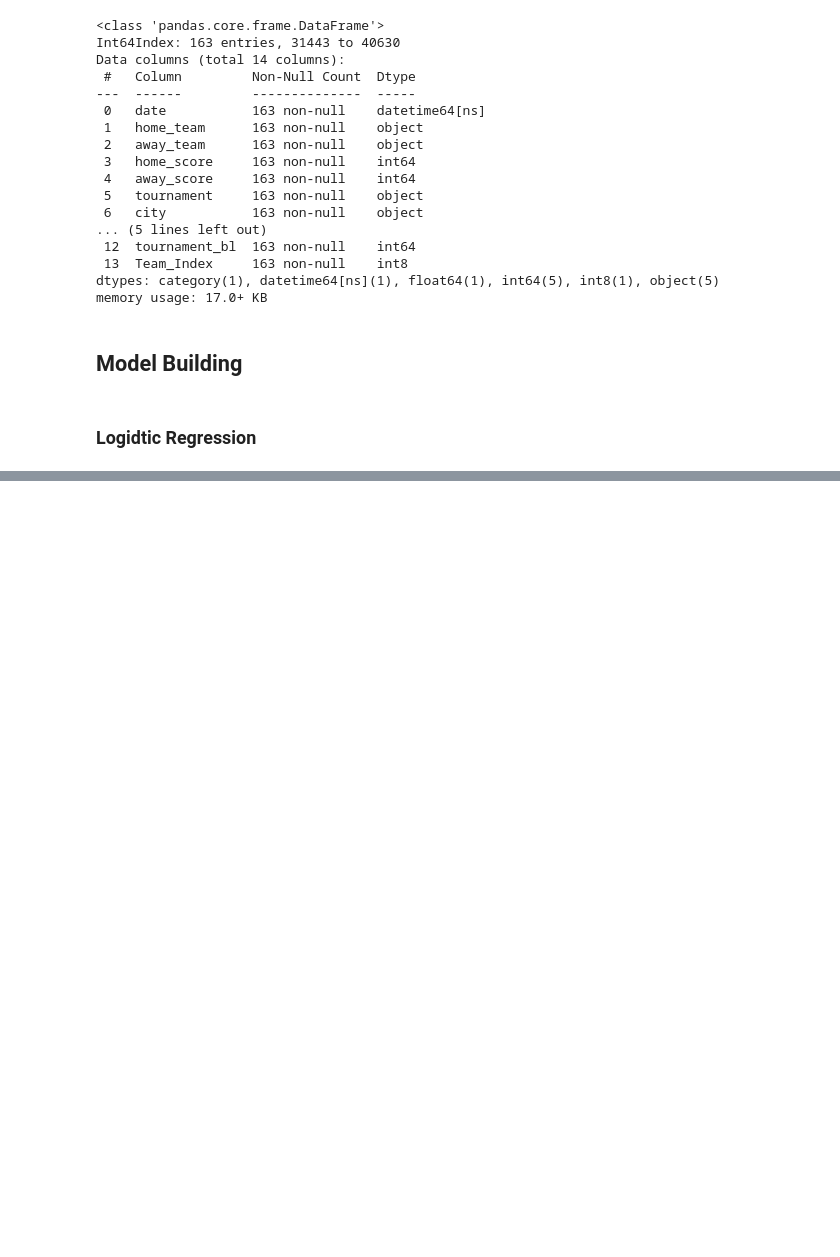
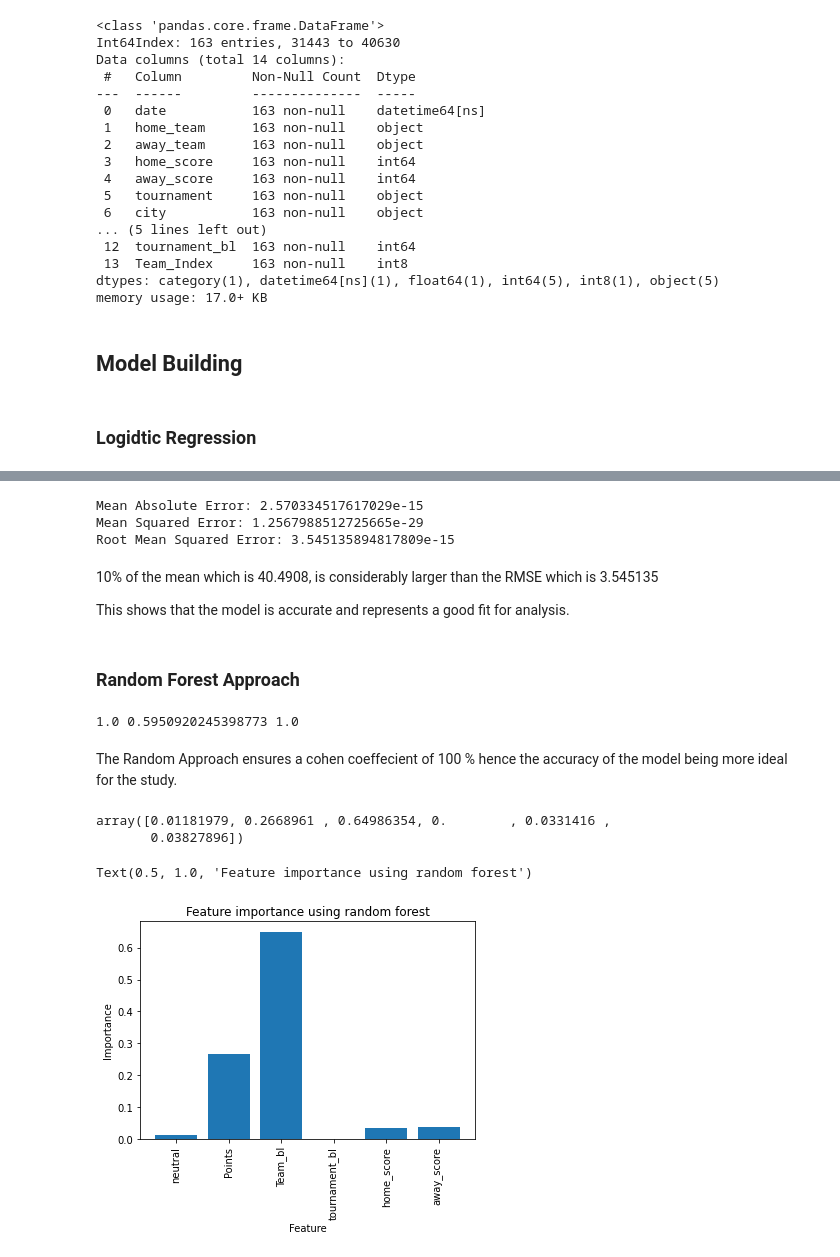
Before and after one commit to ch1b4d4/Week-6-IP-Datasets, a Jupyter notebook: 15_APR_Samson_Chibudu_Nyiro_IP.ipynb, the cells around one changed output, grey strips where cells are left out. Drawn from its saved outputs; the diff is of its cells as text; code cells hidden in the pictures; blank space fills up the shorter version.

```diff
--- a/15_APR_Samson_Chibudu_Nyiro_IP.ipynb
+++ b/15_APR_Samson_Chibudu_Nyiro_IP.ipynb
@@ -910,0 +1018,25 @@ TypeError: float() argument must be a string or a number, not 'Timestamp'
+# %%
+# Preparing the Data
+# ---
+# Dividing the data into attributes and labels as we did previously.
+# However, unlike last time, this time around we are going to use column names for creating an attribute set and label.
+# ---
+#
+
+X = data[['neutral', 'Points', 'Team_bl', 'tournament_bl',	 'home_score','away_score']]
+y = data['Team_Index']
+# %%
+# Dividing our data into training and test sets
+# ---
+#
+from sklearn.model_selection import train_test_split
+X_train, X_test, y_train, y_test = train_test_split(X, y, test_size=0.2, random_state=0)
+# %%
+# Training the Algorithm
+# ---
+# To train the algorithm we execute the same code as before, using the fit() method of the LinearRegression class
+# ---
+#
+from sklearn.linear_model import LinearRegression
+regressor = LinearRegression()
+regressor.fit(X_train, y_train)
@@ -910,0 +1093,50 @@ TypeError: float() argument must be a string or a number, not 'Timestamp'
+# %%
+# Evaluating the Algorithm
+# ---
+#
+from sklearn import metrics
+print('Mean Absolute Error:', metrics.mean_absolute_error(y_test, y_pred))
+print('Mean Squared Error:', metrics.mean_squared_error(y_test, y_pred))
+print('Root Mean Squared Error:', np.sqrt(metrics.mean_squared_error(y_test, y_pred)))
+# %% [output]
+Mean Absolute Error: 2.570334517617029e-15
+Mean Squared Error: 1.2567988512725665e-29
+Root Mean Squared Error: 3.545135894817809e-15
+# %% [markdown]
+10% of the mean which is 40.4908, is considerably larger than the RMSE which is 3.545135
+
+This shows that the model is accurate and represents a good fit for analysis.
+# %% [markdown]
+### Random Forest Approach
+# %%
+#use random forest now to do the same thing as logistic regressionl, see if there are any imporvements
+rand_forest = RandomForestClassifier()
+rand_forest.fit(X_train, y_train)
+y_pred = rand_forest.predict(X_test)
+
+acc_score = accuracy_score(y_test, y_pred)
+baseline_acc = len(y[y == 0]) / len(y)
+cohens_score = cohen_kappa_score(y_test, y_pred)
+print(acc_score, baseline_acc, cohens_score)
+# %% [output]
+1.0 0.5950920245398773 1.0
+# %% [markdown]
+The Random Approach ensures a cohen coeffecient of 100 % hence the accuracy of the model being more ideal for the study.
+# %%
+rand_forest.feature_importances_
+# %% [output]
+array([0.01181979, 0.2668961 , 0.64986354, 0.        , 0.0331416 ,
+       0.03827896])
+# %%
+#create a feature importance bar chart
+rand_forest_importance = range(0, len(rand_forest.feature_importances_))
+plt.bar(x = rand_forest_importance, height = rand_forest.feature_importances_)
+plt.xticks(rand_forest_importance, X.columns, rotation=90)
+
+# label axes
+plt.xlabel("Feature")
+plt.ylabel("Importance")
+plt.title("Feature importance using random forest")
+# %% [output]
+Text(0.5, 1.0, 'Feature importance using random forest')
+[figure, added]
```
Also changed, not shown: parts of 29 cells of this notebook, 1 other file.
